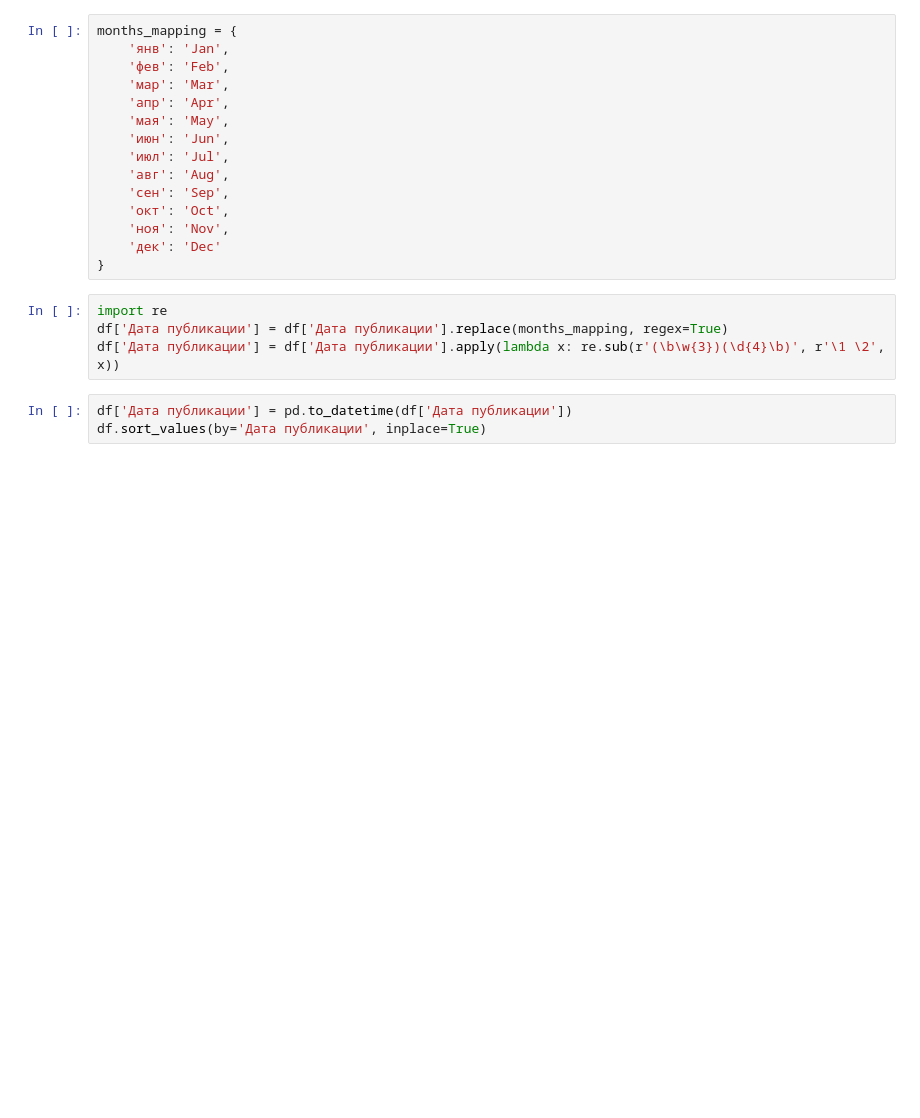
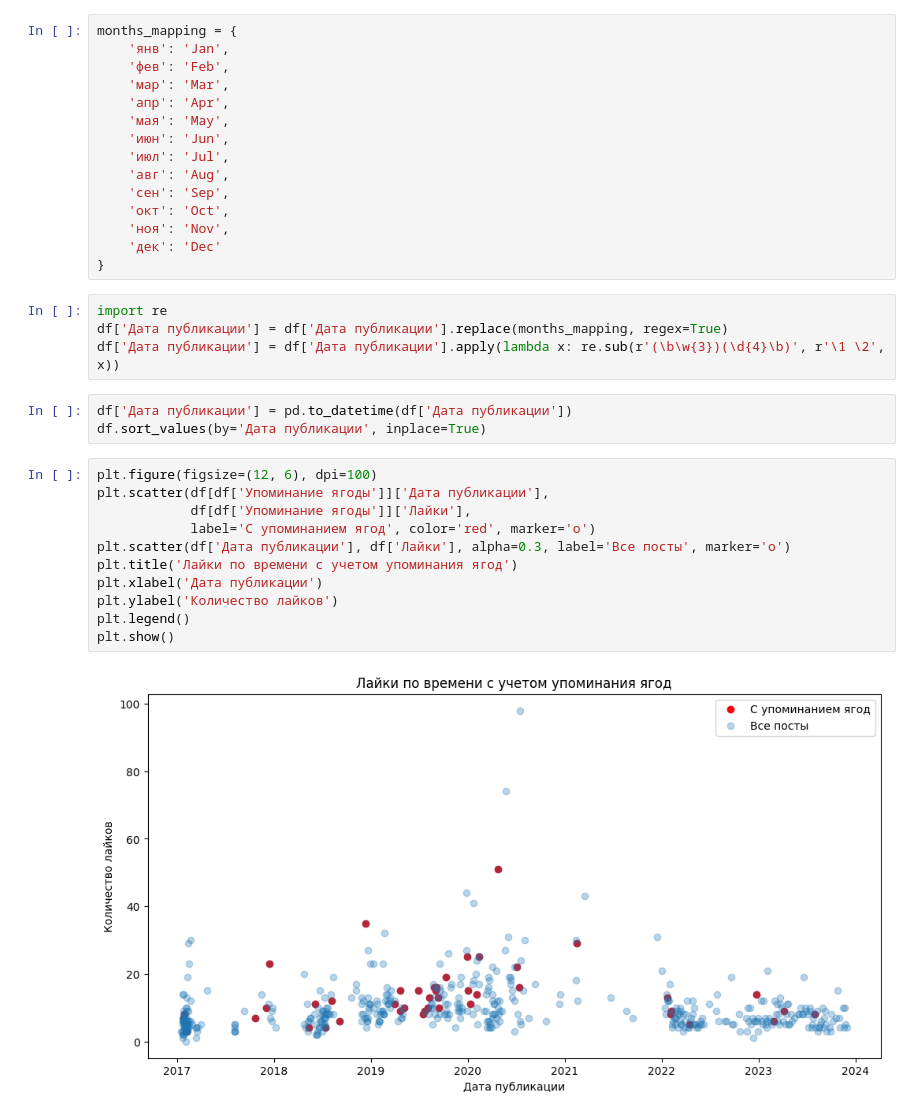
Before and after one commit to SergeyHSE/PostsAnalysis.github.io, a Jupyter notebook: VKPostsAnalysis.ipynb, the cells around one changed output. Saved outputs shown, nothing was run; the diff lists cells and outputs as text; blank space fills up the shorter version.

```diff
--- a/VKPostsAnalysis.ipynb
+++ b/VKPostsAnalysis.ipynb
@@ -148,3 +148,16 @@ df['Дата публикации'] = df['Дата публикации'].apply(
 # %%
 df['Дата публикации'] = pd.to_datetime(df['Дата публикации'])
 df.sort_values(by='Дата публикации', inplace=True)
+# %%
+plt.figure(figsize=(12, 6), dpi=100)
+plt.scatter(df[df['Упоминание ягоды']]['Дата публикации'],
+            df[df['Упоминание ягоды']]['Лайки'],
+            label='С упоминанием ягод', color='red', marker='o')
+plt.scatter(df['Дата публикации'], df['Лайки'], alpha=0.3, label='Все посты', marker='o')
+plt.title('Лайки по времени с учетом упоминания ягод')
+plt.xlabel('Дата публикации')
+plt.ylabel('Количество лайков')
+plt.legend()
+plt.show()
+# %% [output]
+[figure, added]
```
